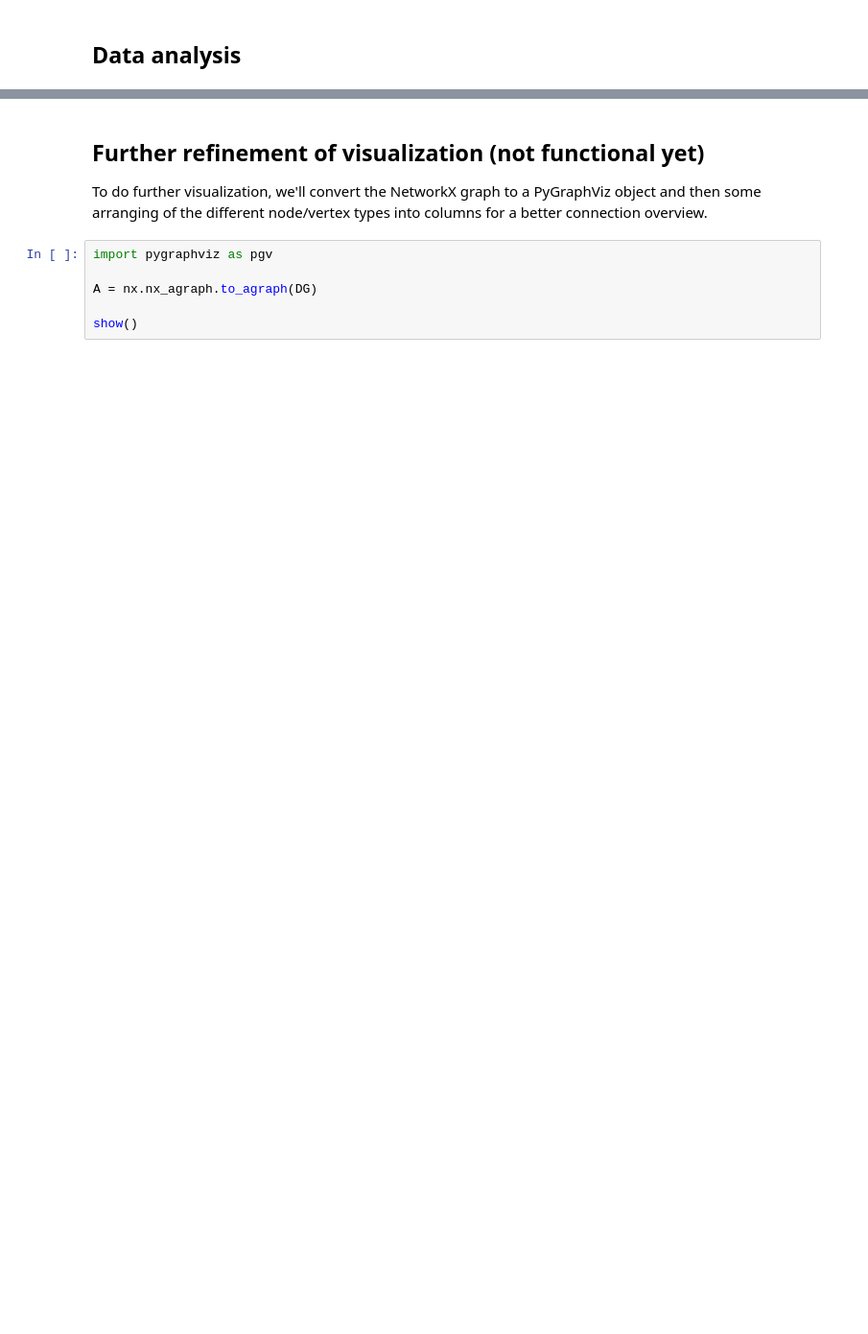
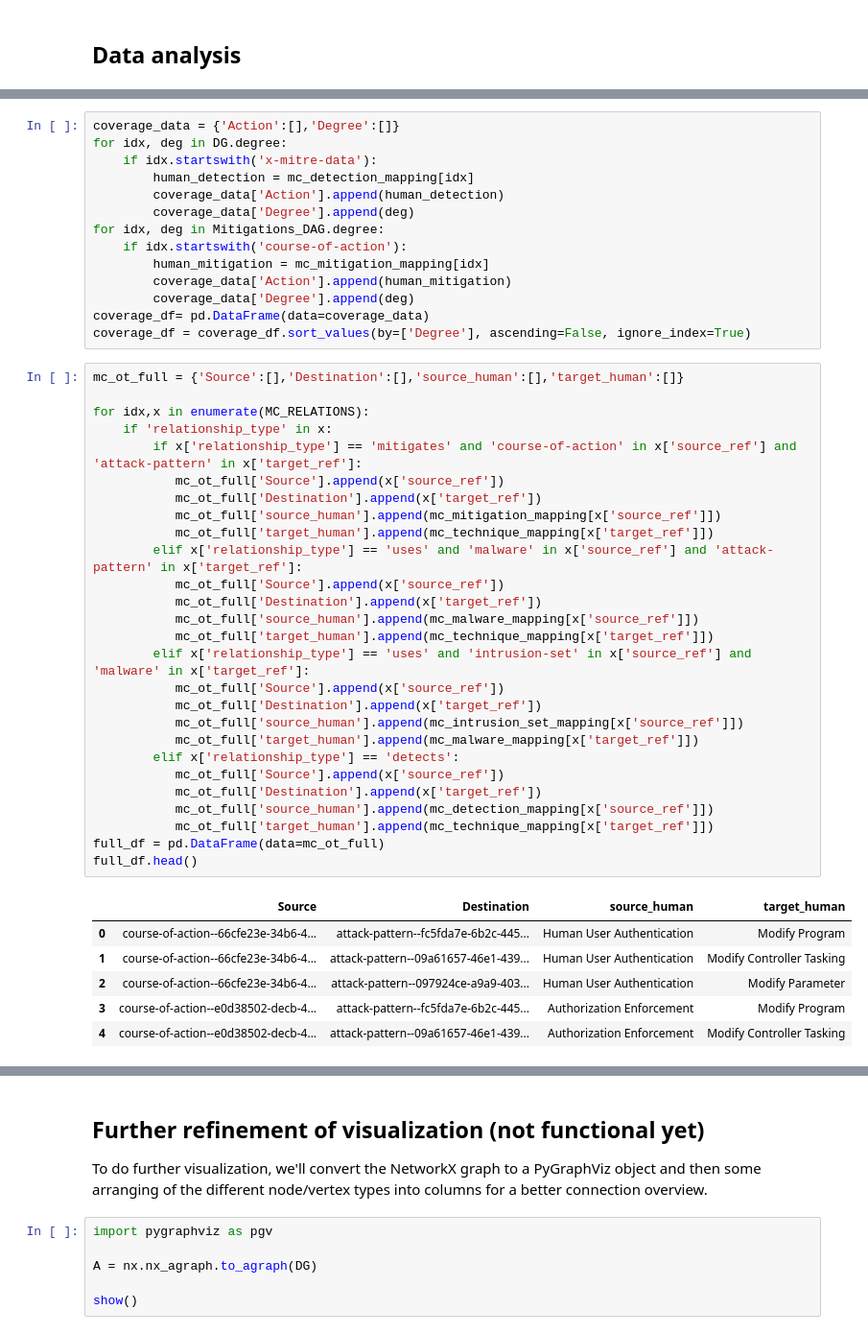
Before and after one commit to JorisRijs/mitre-visuals, a Jupyter notebook: Ics-mitre-mapping.ipynb, the cells around one changed output, grey strips where cells are left out. Shown: that part at 96% size. Drawn from its saved outputs; the diff is of its cells as text; blank space fills up the shorter version.

```diff
--- a/Ics-mitre-mapping.ipynb
+++ b/Ics-mitre-mapping.ipynb
@@ -440,0 +637,48 @@ detections.sort_values(by=['Degree'], ascending=False, ignore_index=True)
+# %%
+coverage_data = {'Action':[],'Degree':[]}
+for idx, deg in DG.degree:
+    if idx.startswith('x-mitre-data'):
+        human_detection = mc_detection_mapping[idx]
+        coverage_data['Action'].append(human_detection)
+        coverage_data['Degree'].append(deg)
+for idx, deg in Mitigations_DAG.degree:
+    if idx.startswith('course-of-action'):
+        human_mitigation = mc_mitigation_mapping[idx]
+        coverage_data['Action'].append(human_mitigation)
+        coverage_data['Degree'].append(deg)
+coverage_df= pd.DataFrame(data=coverage_data)
+coverage_df = coverage_df.sort_values(by=['Degree'], ascending=False, ignore_index=True)
+# %%
+mc_ot_full = {'Source':[],'Destination':[],'source_human':[],'target_human':[]}
+
+for idx,x in enumerate(MC_RELATIONS):
+    if 'relationship_type' in x:
+        if x['relationship_type'] == 'mitigates' and 'course-of-action' in x['source_ref'] and 'attack-pattern' in x['target_ref']:
+           mc_ot_full['Source'].append(x['source_ref'])
+           mc_ot_full['Destination'].append(x['target_ref'])
+           mc_ot_full['source_human'].append(mc_mitigation_mapping[x['source_ref']])
+           mc_ot_full['target_human'].append(mc_technique_mapping[x['target_ref']])
+        elif x['relationship_type'] == 'uses' and 'malware' in x['source_ref'] and 'attack-pattern' in x['target_ref']:
+           mc_ot_full['Source'].append(x['source_ref'])
+           mc_ot_full['Destination'].append(x['target_ref'])
+           mc_ot_full['source_human'].append(mc_malware_mapping[x['source_ref']])
+           mc_ot_full['target_human'].append(mc_technique_mapping[x['target_ref']])
+        elif x['relationship_type'] == 'uses' and 'intrusion-set' in x['source_ref'] and 'malware' in x['target_ref']:
+           mc_ot_full['Source'].append(x['source_ref'])
+           mc_ot_full['Destination'].append(x['target_ref'])
+           mc_ot_full['source_human'].append(mc_intrusion_set_mapping[x['source_ref']])
+           mc_ot_full['target_human'].append(mc_malware_mapping[x['target_ref']])
+        elif x['relationship_type'] == 'detects':
+           mc_ot_full['Source'].append(x['source_ref'])
+           mc_ot_full['Destination'].append(x['target_ref'])
+           mc_ot_full['source_human'].append(mc_detection_mapping[x['source_ref']])
+           mc_ot_full['target_human'].append(mc_technique_mapping[x['target_ref']])
+full_df = pd.DataFrame(data=mc_ot_full)
+full_df.head()
+# %% [output]
+|  | Source | Destination | source_human | target_human |
+| 0 | course-of-action--66cfe23e-34b6-4... | attack-pattern--fc5fda7e-6b2c-445... | Human User Authentication | Modify Program |
+| 1 | course-of-action--66cfe23e-34b6-4... | attack-pattern--09a61657-46e1-439... | Human User Authentication | Modify Controller Tasking |
+| 2 | course-of-action--66cfe23e-34b6-4... | attack-pattern--097924ce-a9a9-403... | Human User Authentication | Modify Parameter |
+| 3 | course-of-action--e0d38502-decb-4... | attack-pattern--fc5fda7e-6b2c-445... | Authorization Enforcement | Modify Program |
+| 4 | course-of-action--e0d38502-decb-4... | attack-pattern--09a61657-46e1-439... | Authorization Enforcement | Modify Controller Tasking |
```
Also changed, not shown: parts of 13 cells of this notebook.
